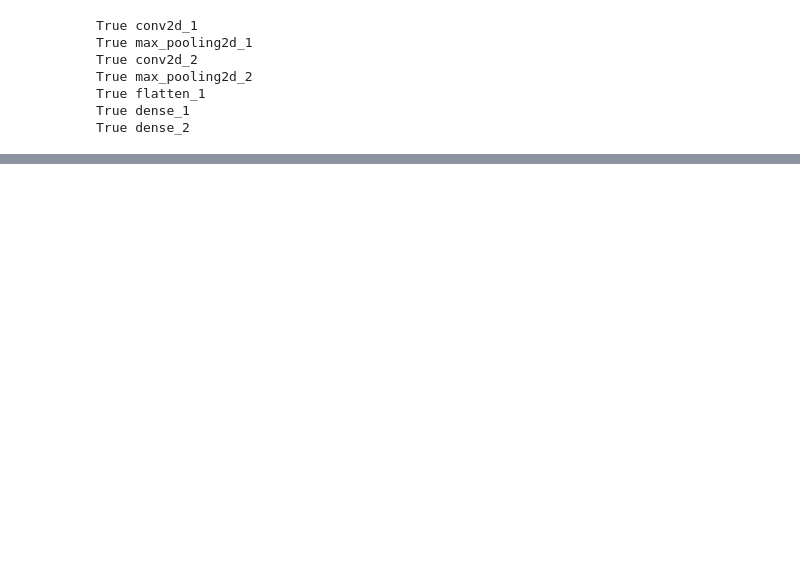
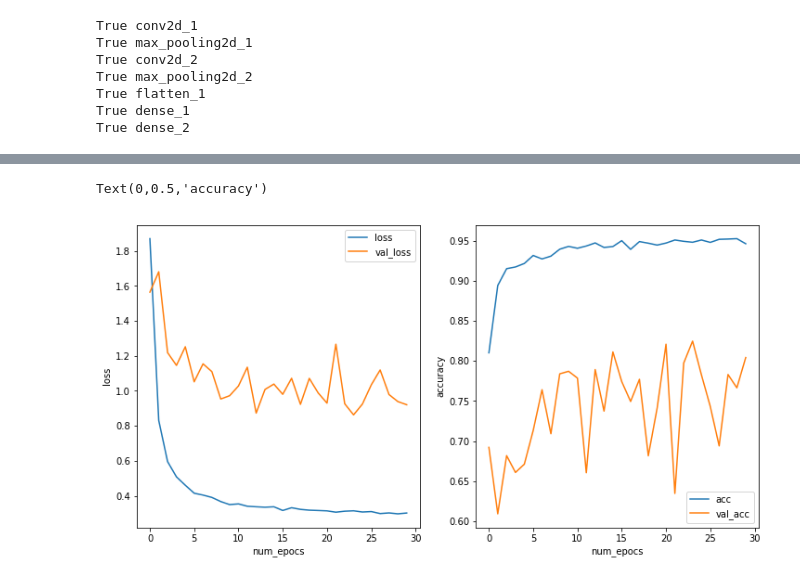
Before and after one commit to lotfollahi/Capstone_Project, a Jupyter notebook: code/Model_1.ipynb, the cells around one changed output, grey strips where cells are left out. Cells and saved outputs as stored; diff of their text form; code cells hidden in the pictures; blank space fills up the shorter version.

```diff
--- a/code/Model_1.ipynb
+++ b/code/Model_1.ipynb
@@ -142,7 +148,7 @@ model.compile(loss=keras.losses.categorical_crossentropy,
               optimizer=keras.optimizers.Adam(lr=0.001),
               metrics=['accuracy'])
 # %%
-model.fit(X_train, Y_train,
+hist = model.fit(X_train, Y_train,
           epochs = 30,
           verbose = 1,
           batch_size= 50,
@@ -186,0 +189,25 @@ ModuleNotFoundError: No module named '__main__._conv'; '__main__' is not a packa
+# %%
+loss = hist.history['loss']
+val_loss = hist.history['val_loss']
+acc = hist.history['acc']
+val_acc = hist.history['val_acc']
+num_epocs = np.arange(len(loss))
+# %%
+fig,axs = plt.subplots(1,2,figsize=(12, 6))
+axs = axs.ravel()
+axs[0].plot(num_epocs,loss, label='loss')
+axs[0].plot(num_epocs,val_loss, label='val_loss')
+axs[0].legend()
+axs[0].set_xlabel('num_epocs')
+axs[0].set_ylabel('loss')
+
+
+
+axs[1].plot(num_epocs,acc, label='acc')
+axs[1].plot(num_epocs,val_acc,label='val_acc')
+axs[1].legend()
+axs[1].set_xlabel('num_epocs')
+axs[1].set_ylabel('accuracy')
+# %% [output]
+Text(0,0.5,'accuracy')
+[figure, added]
```
Also changed, not shown: parts of 6 cells of this notebook, 1 other file.
